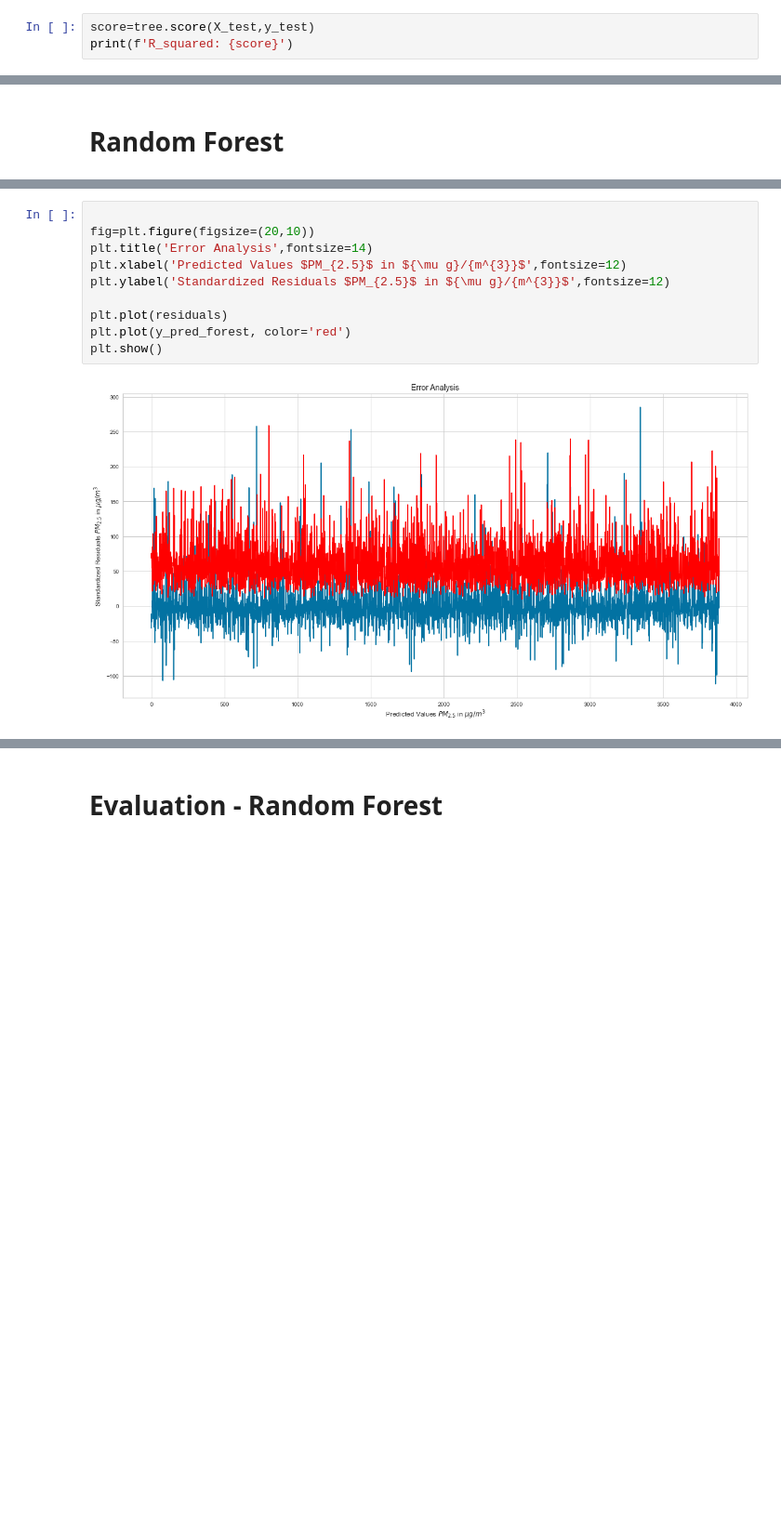
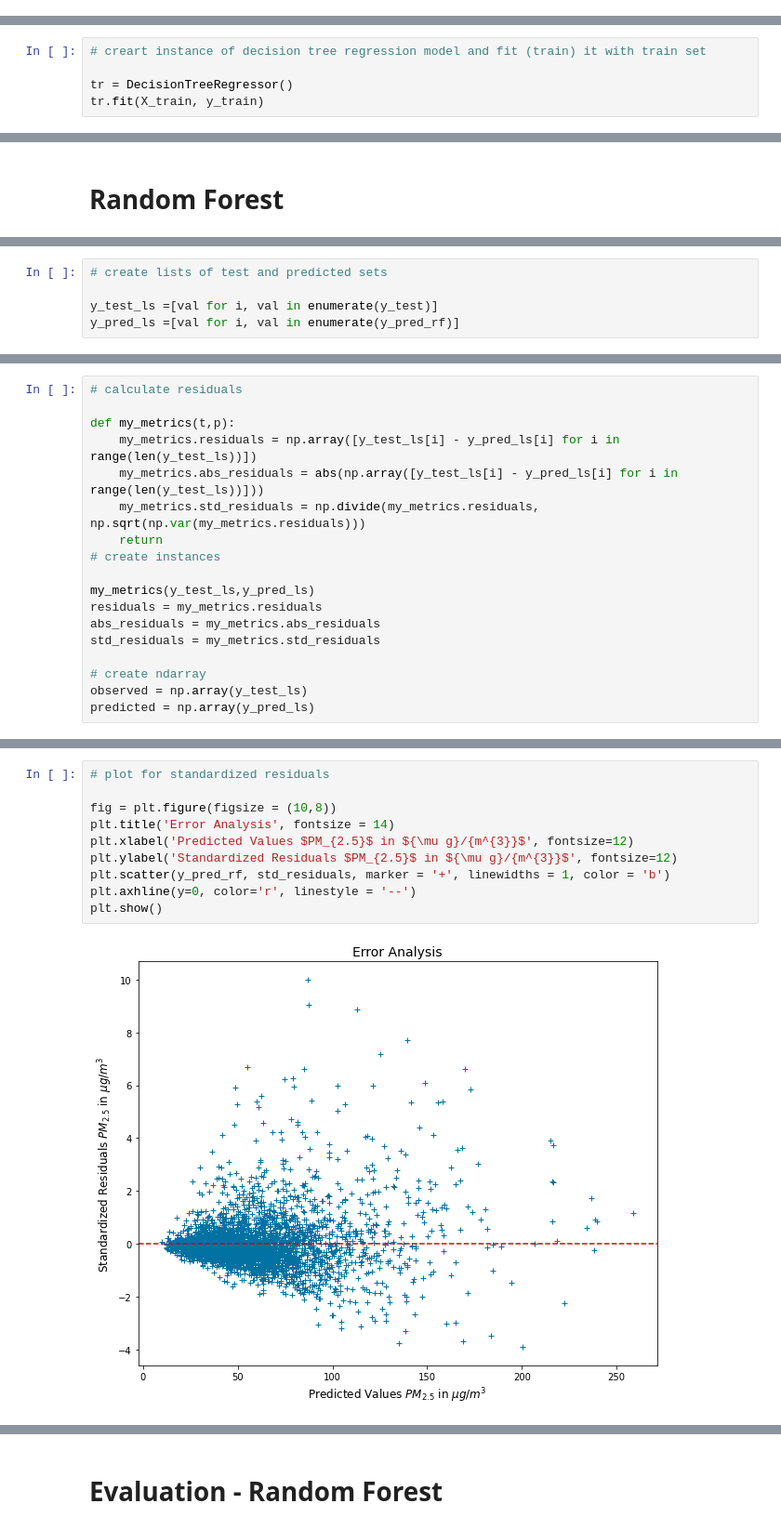
Before and after one commit to JeromeSauer/Project2_AirQuality, a Jupyter notebook: Project2_Modelling.ipynb, the cells around one changed output, grey strips where cells are left out. Shown at 93% size. Drawn from its saved outputs; the diff is of its cells as text; blank space fills up the shorter version.

```diff
--- a/Project2_Modelling.ipynb
+++ b/Project2_Modelling.ipynb
@@ -173,3 +216,0 @@ y_pred_tree=tree.predict(X_test)
-# %%
-score=tree.score(X_test,y_test)
-print(f'R_squared: {score}')
@@ -177,0 +217,5 @@ R_squared: 0.26603169411916694
+# %%
+# creart instance of decision tree regression model and fit (train) it with train set
+
+tr = DecisionTreeRegressor()
+tr.fit(X_train, y_train)
@@ -237,0 +299,5 @@ RMSE: 28.5235 R_sqr: 0.5618
+# %%
+# create lists of test and predicted sets
+
+y_test_ls =[val for i, val in enumerate(y_test)]
+y_pred_ls =[val for i, val in enumerate(y_pred_rf)]
@@ -237,0 +311,18 @@ RMSE: 28.5235 R_sqr: 0.5618
+# %%
+# calculate residuals
+
+def my_metrics(t,p):
+    my_metrics.residuals = np.array([y_test_ls[i] - y_pred_ls[i] for i in range(len(y_test_ls))])
+    my_metrics.abs_residuals = abs(np.array([y_test_ls[i] - y_pred_ls[i] for i in range(len(y_test_ls))]))
+    my_metrics.std_residuals = np.divide(my_metrics.residuals, np.sqrt(np.var(my_metrics.residuals)))
+    return
+# create instances
+
+my_metrics(y_test_ls,y_pred_ls)
+residuals = my_metrics.residuals
+abs_residuals = my_metrics.abs_residuals
+std_residuals = my_metrics.std_residuals
+
+# create ndarray
+observed = np.array(y_test_ls)
+predicted = np.array(y_pred_ls)
@@ -270,13 +468,13 @@ plt.show()
 # %%
+# plot for standardized residuals
 
-fig=plt.figure(figsize=(20,10))
-plt.title('Error Analysis',fontsize=14)
-plt.xlabel('Predicted Values $PM_{2.5}$ in ${\mu g}/{m^{3}}$',fontsize=12)
-plt.ylabel('Standardized Residuals $PM_{2.5}$ in ${\mu g}/{m^{3}}$',fontsize=12)
-
-plt.plot(residuals)
-plt.plot(y_pred_forest, color='red')
+fig = plt.figure(figsize = (10,8))
+plt.title('Error Analysis', fontsize = 14)
+plt.xlabel('Predicted Values $PM_{2.5}$ in ${\mu g}/{m^{3}}$', fontsize=12)
+plt.ylabel('Standardized Residuals $PM_{2.5}$ in ${\mu g}/{m^{3}}$', fontsize=12)
+plt.scatter(y_pred_rf, std_residuals, marker = '+', linewidths = 1, color = 'b')
+plt.axhline(y=0, color='r', linestyle = '--')
 plt.show()
 # %% [output]
-[figure, old version]
+[figure, new version]
 # %%
```
Also changed, not shown: parts of 73 cells of this notebook.
